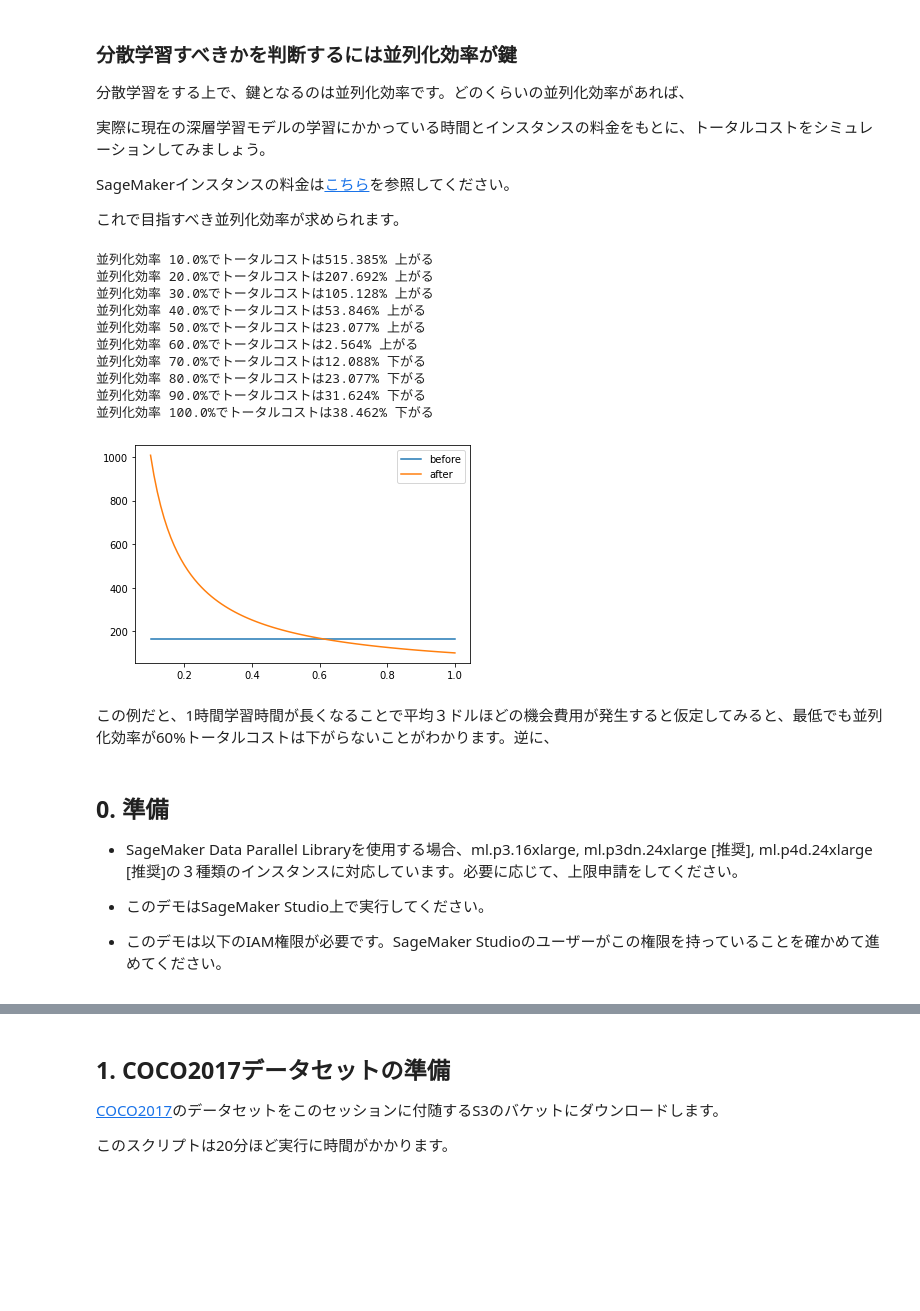
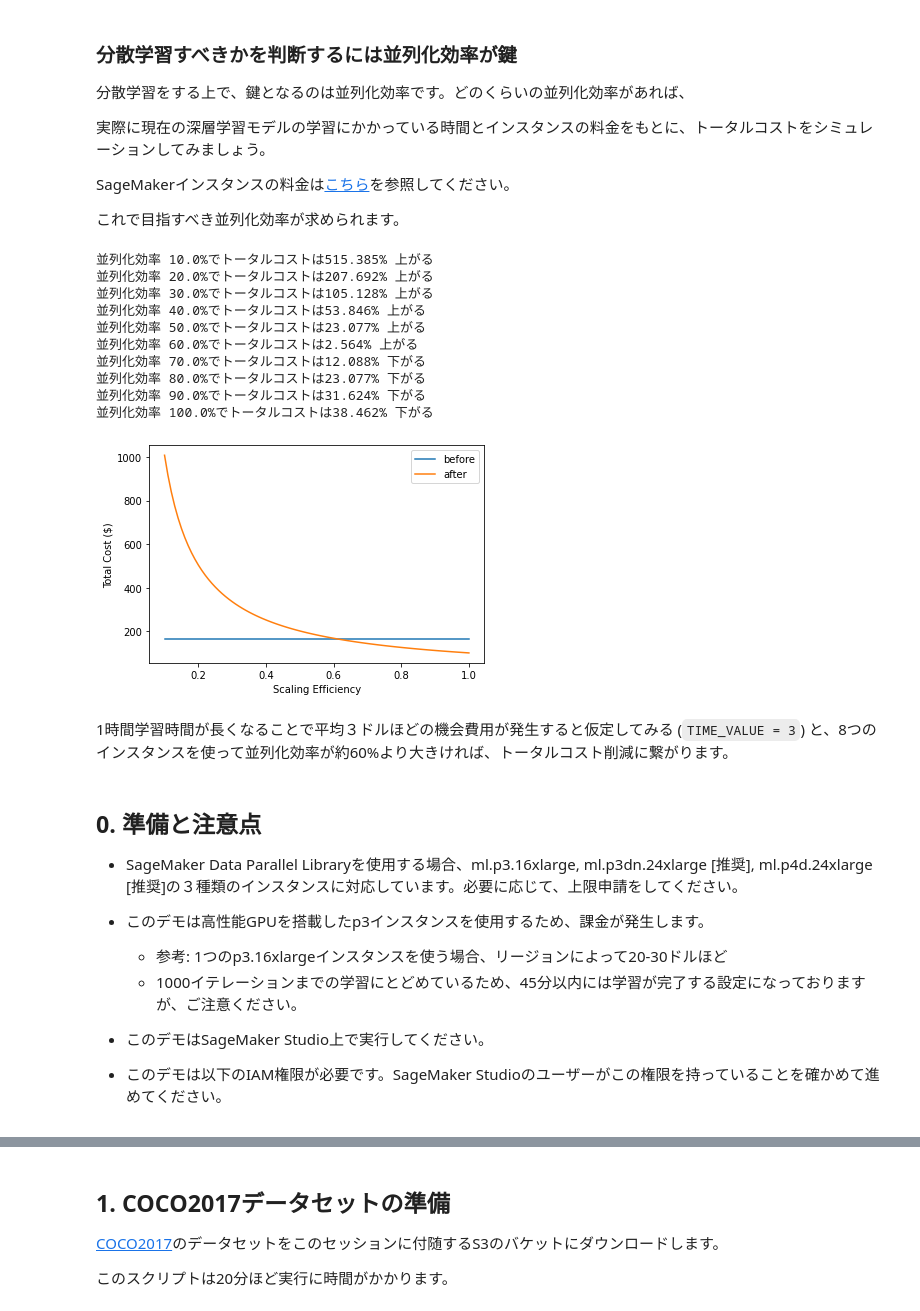
Before and after one commit to aws-samples/amazon-sagemaker-examples-jp, a Jupyter notebook: distributed_training/dist-training-profile.ipynb, the cells around one changed output, grey strips where cells are left out. Drawn from its saved outputs; the diff is of its cells as text; code cells hidden in the pictures; blank space fills up the shorter version.

```diff
--- a/distributed_training/dist-training-profile.ipynb
+++ b/distributed_training/dist-training-profile.ipynb
@@ -65,50 +94,27 @@ def after_total_cost(T, P, N, weight, S):
-# %%
-def plot_simulation(T, P, N, weight):
-    '''
-    横軸: 並列化効率
-    縦軸: トータルコスト（ドル）
-    分散学習をする場合、最低でもどのくらいの並列化効率が必要かをグラフから目安をつける
-    '''
-    # 並列化効率を10% ~ 100%までシミュレーション
-    scaling_efficiencies = list(np.arange(0.10, 1.01, 0.01))
-
-    before = []
-    after = []
-    for S in scaling_efficiencies:
-        before_cost = before_total_cost(TRAINING_TIME, INSTANCE_PRICE, TIME_VALUE)
-        before.append(before_cost)
-        after_cost = after_total_cost(TRAINING_TIME, INSTANCE_PRICE, NUM_INSTANCES, TIME_VALUE, S)
-        after.append(after_cost)
-        if round(S*100) % 10 == 0:
-            is_cost_lower = after_cost < before_cost
-            cost_diff = abs((after_cost - before_cost) / before_cost) * 100
-            up = "上がる"
-            down = "下がる"
-            print(f"並列化効率 {S*100:.1f}%でトータルコストは{cost_diff:.3f}% {down if is_cost_lower else up}")
-    print()
-    plt.plot(scaling_efficiencies, before, label="before")
-    plt.plot(scaling_efficiencies, after, label="after")
-    plt.legend()
 # %%
-plot_simulation(TRAINING_TIME, INSTANCE_PRICE, NUM_INSTANCES, TIME_VALUE)
+plot_simulation(T=TRAINING_TIME, P=INSTANCE_PRICE, N=NUM_INSTANCES, weight=TIME_VALUE)
 # %% [output]
 並列化効率 10.0%でトータルコストは515.385% 上がる
 並列化効率 20.0%でトータルコストは207.692% 上がる
 並列化効率 30.0%でトータルコストは105.128% 上がる
 並列化効率 40.0%でトータルコストは53.846% 上がる
 並列化効率 50.0%でトータルコストは23.077% 上がる
 並列化効率 60.0%でトータルコストは2.564% 上がる
 並列化効率 70.0%でトータルコストは12.088% 下がる
 並列化効率 80.0%でトータルコストは23.077% 下がる
 並列化効率 90.0%でトータルコストは31.624% 下がる
 並列化効率 100.0%でトータルコストは38.462% 下がる
-[figure, old version]
+[figure, new version]
-# %% [markdown]
-この例だと、1時間学習時間が長くなることで平均３ドルほどの機会費用が発生すると仮定してみると、最低でも並列化効率が60%トータルコストは下がらないことがわかります。逆に、
+# %% [markdown]
+1時間学習時間が長くなることで平均３ドルほどの機会費用が発生すると仮定してみる (`TIME_VALUE = 3`) と、8つのインスタンスを使って並列化効率が約60%より大きければ、トータルコスト削減に繋がります。
 # %% [markdown]
-## 0. 準備
+## 0. 準備と注意点
 
 - SageMaker Data Parallel Libraryを使用する場合、ml.p3.16xlarge, ml.p3dn.24xlarge [推奨], ml.p4d.24xlarge [推奨]の３種類のインスタンスに対応しています。必要に応じて、上限申請をしてください。
+
+- このデモは高性能GPUを搭載したp3インスタンスを使用するため、課金が発生します。
+    - 参考: 1つのp3.16xlargeインスタンスを使う場合、リージョンによって20-30ドルほど
+    - 1000イテレーションまでの学習にとどめているため、45分以内には学習が完了する設定になっておりますが、ご注意ください。
 
 - このデモはSageMaker Studio上で実行してください。
 
```
Also changed, not shown: parts of 42 cells of this notebook, 10 other files.
